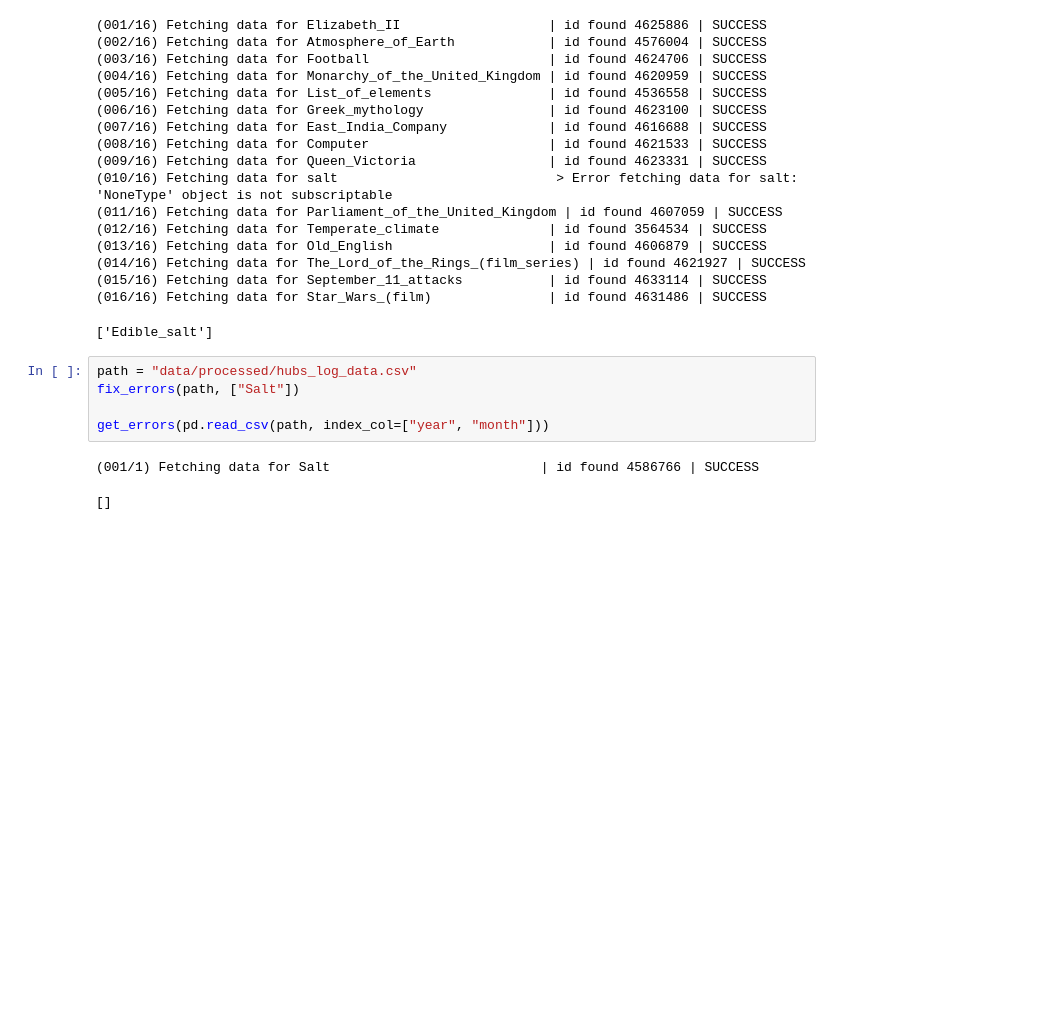
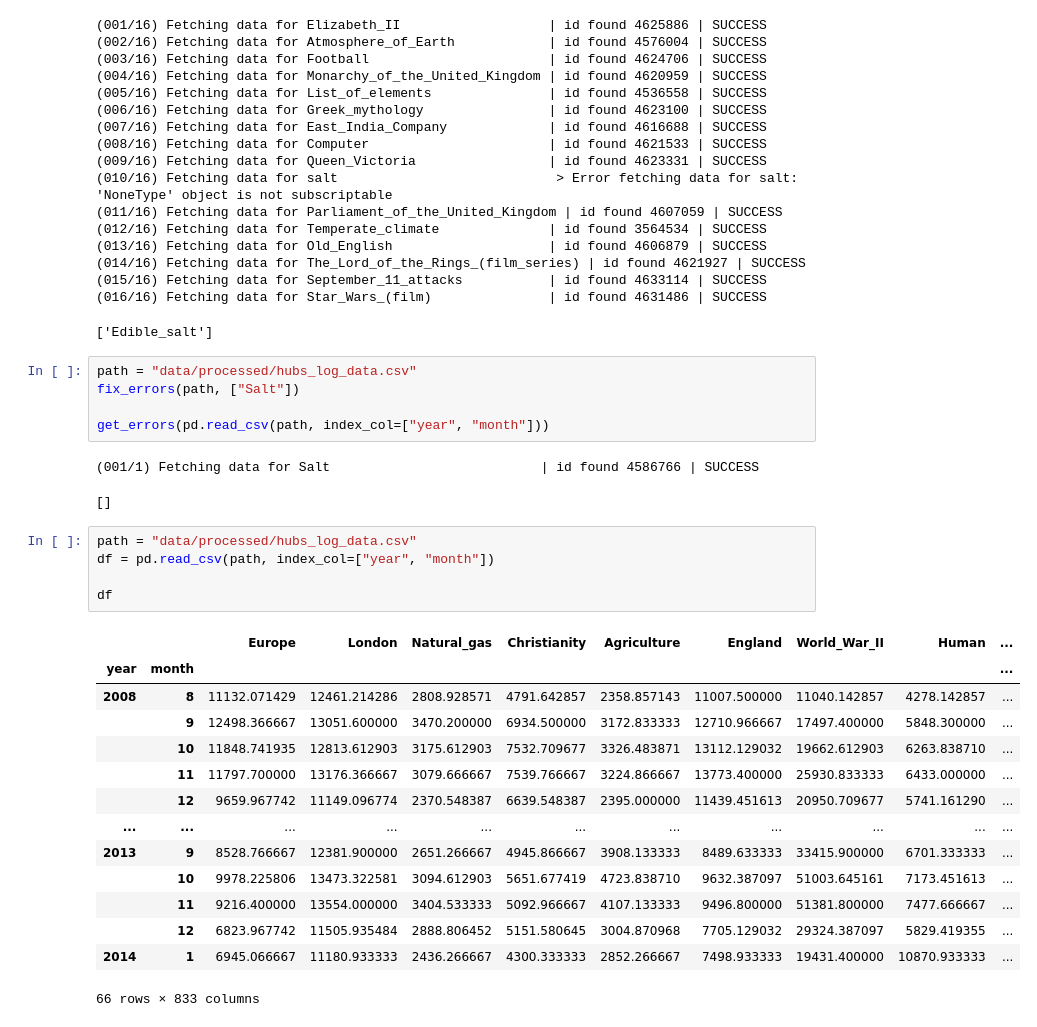
Before and after one commit to epfl-ada/ada-2024-project-tadaa, a Jupyter notebook: external_data_collection.ipynb, the cells around one changed output. Drawn from its saved outputs; the diff is of its cells as text; blank space fills up the shorter version.

```diff
--- a/external_data_collection.ipynb
+++ b/external_data_collection.ipynb
@@ -161,3 +161,23 @@ get_errors(pd.read_csv(path, index_col=["year", "month"]))
 # %% [output]
 (001/1) Fetching data for Salt                           | id found 4586766 | SUCCESS
 []
+# %%
+path = "data/processed/hubs_log_data.csv"
+df = pd.read_csv(path, index_col=["year", "month"])
+
+df
+# %% [output]
+|  |  | Europe | London | Natural_gas | Christianity | Agriculture | England | World_War_II | Human | ... |
+| year | month |  |  |  |  |  |  |  |  | ... |
+| 2008 | 8 | 11132.071429 | 12461.214286 | 2808.928571 | 4791.642857 | 2358.857143 | 11007.500000 | 11040.142857 | 4278.142857 | ... |
+|  | 9 | 12498.366667 | 13051.600000 | 3470.200000 | 6934.500000 | 3172.833333 | 12710.966667 | 17497.400000 | 5848.300000 | ... |
+|  | 10 | 11848.741935 | 12813.612903 | 3175.612903 | 7532.709677 | 3326.483871 | 13112.129032 | 19662.612903 | 6263.838710 | ... |
+|  | 11 | 11797.700000 | 13176.366667 | 3079.666667 | 7539.766667 | 3224.866667 | 13773.400000 | 25930.833333 | 6433.000000 | ... |
+|  | 12 | 9659.967742 | 11149.096774 | 2370.548387 | 6639.548387 | 2395.000000 | 11439.451613 | 20950.709677 | 5741.161290 | ... |
+| ... | ... | ... | ... | ... | ... | ... | ... | ... | ... | ... |
+| 2013 | 9 | 8528.766667 | 12381.900000 | 2651.266667 | 4945.866667 | 3908.133333 | 8489.633333 | 33415.900000 | 6701.333333 | ... |
+|  | 10 | 9978.225806 | 13473.322581 | 3094.612903 | 5651.677419 | 4723.838710 | 9632.387097 | 51003.645161 | 7173.451613 | ... |
+|  | 11 | 9216.400000 | 13554.000000 | 3404.533333 | 5092.966667 | 4107.133333 | 9496.800000 | 51381.800000 | 7477.666667 | ... |
+|  | 12 | 6823.967742 | 11505.935484 | 2888.806452 | 5151.580645 | 3004.870968 | 7705.129032 | 29324.387097 | 5829.419355 | ... |
+| 2014 | 1 | 6945.066667 | 11180.933333 | 2436.266667 | 4300.333333 | 2852.266667 | 7498.933333 | 19431.400000 | 10870.933333 | ... |
+66 rows × 833 columns
```
Also changed, not shown: 1 other file.
